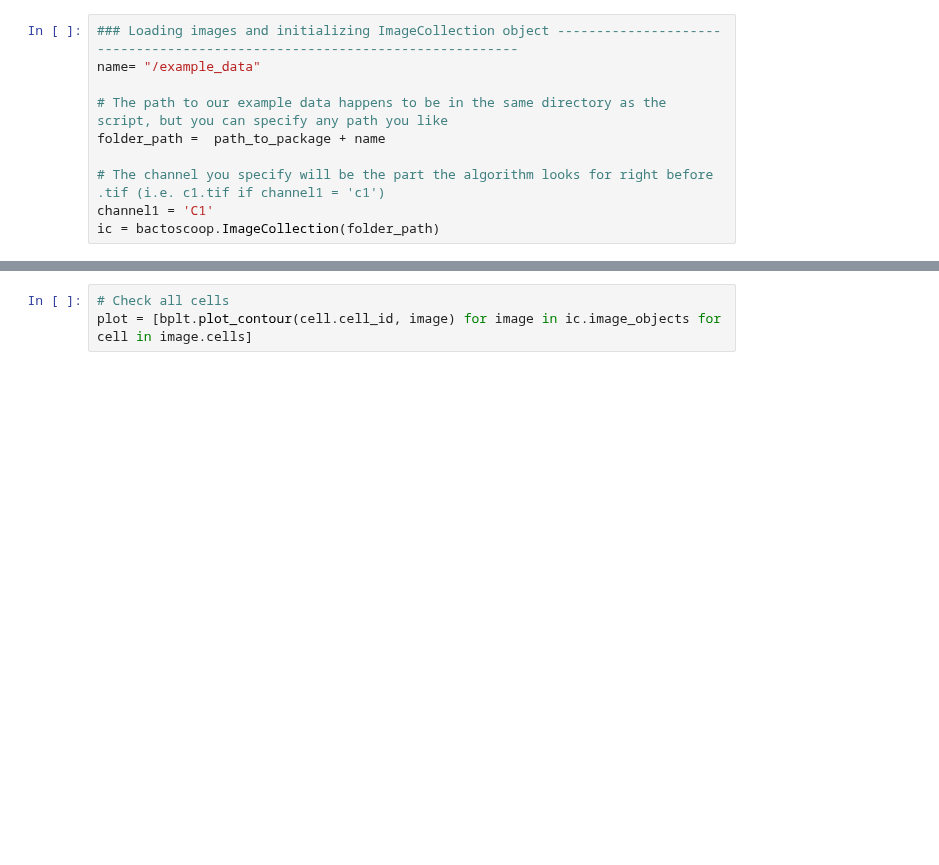
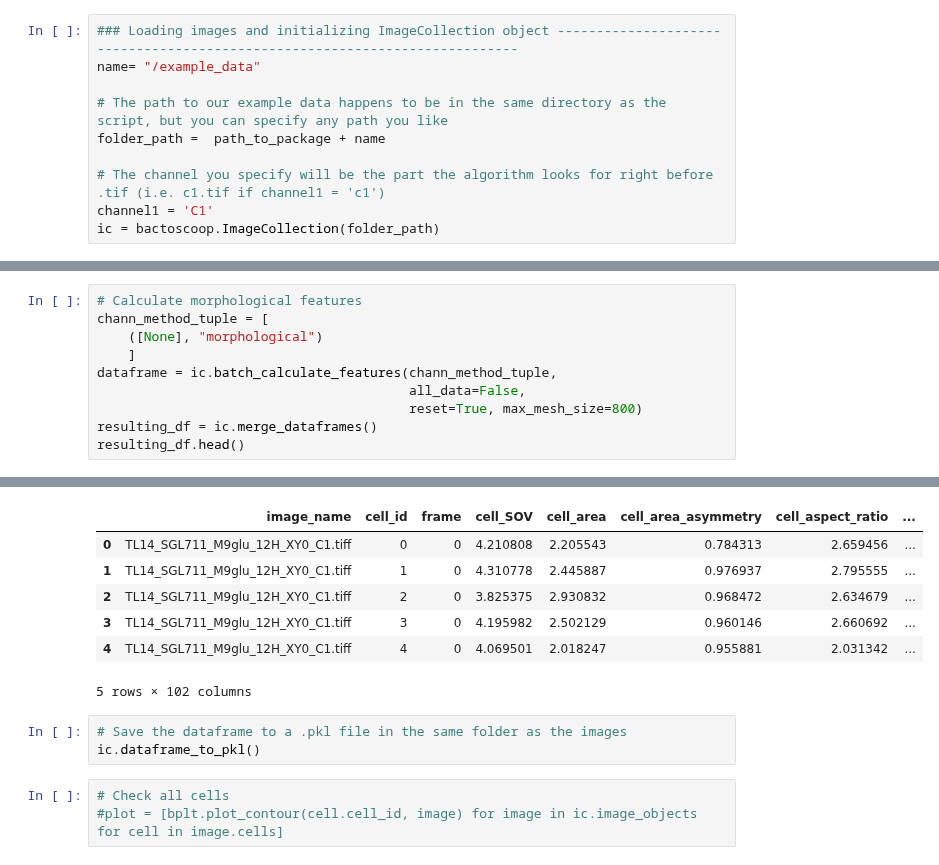
Before and after one commit to Bart-Steemans/bactoscoop, a Jupyter notebook: bactoscoop_demo.ipynb, the cells around one changed output, grey strips where cells are left out. Saved outputs shown, nothing was run; the diff lists cells and outputs as text; blank space fills up the shorter version.

```diff
--- a/bactoscoop_demo.ipynb
+++ b/bactoscoop_demo.ipynb
@@ -76 +76,12 @@ print(f'Amount of cells after mesh construction: {len(ic.mesh_df_collection)}' )
 Amount of cells after mesh construction: 240
+# %%
+# Calculate morphological features
+chann_method_tuple = [
+    ([None], "morphological")
+    ]
+dataframe = ic.batch_calculate_features(chann_method_tuple,
+                                        all_data=False,
+                                        reset=True, max_mesh_size=800)
+resulting_df = ic.merge_dataframes()
+resulting_df.head()
+# %% [output]
@@ -77,3 +89,13 @@ Amount of cells after mesh construction: 240
+|  | image_name | cell_id | frame | cell_SOV | cell_area | cell_area_asymmetry | cell_aspect_ratio | ... |
+| 0 | TL14_SGL711_M9glu_12H_XY0_C1.tiff | 0 | 0 | 4.210808 | 2.205543 | 0.784313 | 2.659456 | ... |
+| 1 | TL14_SGL711_M9glu_12H_XY0_C1.tiff | 1 | 0 | 4.310778 | 2.445887 | 0.976937 | 2.795555 | ... |
+| 2 | TL14_SGL711_M9glu_12H_XY0_C1.tiff | 2 | 0 | 3.825375 | 2.930832 | 0.968472 | 2.634679 | ... |
+| 3 | TL14_SGL711_M9glu_12H_XY0_C1.tiff | 3 | 0 | 4.195982 | 2.502129 | 0.960146 | 2.660692 | ... |
+| 4 | TL14_SGL711_M9glu_12H_XY0_C1.tiff | 4 | 0 | 4.069501 | 2.018247 | 0.955881 | 2.031342 | ... |
+5 rows × 102 columns
+# %%
+# Save the dataframe to a .pkl file in the same folder as the images
+ic.dataframe_to_pkl()
 # %%
 # Check all cells
-plot = [bplt.plot_contour(cell.cell_id, image) for image in ic.image_objects for cell in image.cells]
+#plot = [bplt.plot_contour(cell.cell_id, image) for image in ic.image_objects for cell in image.cells]
```
Also changed, not shown: parts of 5 cells of this notebook.
